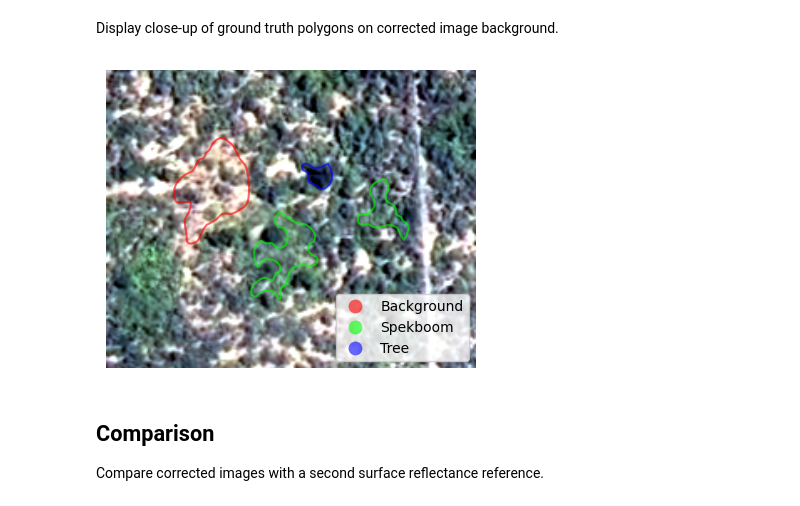
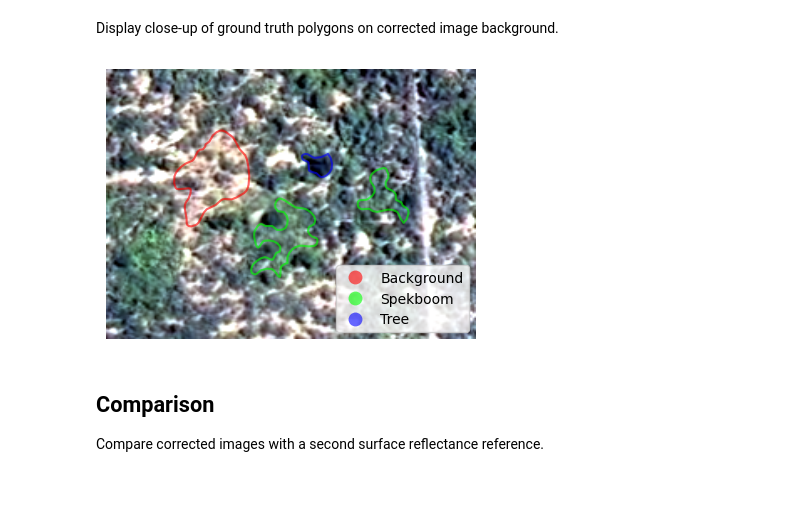
Before and after one commit to leftfield-geospatial/homonim, a Jupyter notebook: docs/tutorials/classification.ipynb, the cells around one changed output. Drawn from its saved outputs; the diff is of its cells as text; code cells hidden in the pictures.

```diff
--- a/docs/tutorials/classification.ipynb
+++ b/docs/tutorials/classification.ipynb
@@ -309,7 +309,7 @@ for i in [80, 81, 83, 84]:
         idx = (class_label_gdf.index == i)
 sub_class_label_gdf = class_label_gdf.loc[idx]
 
-fig, ax = pyplot.subplots(1, 1, tight_layout=True, figsize=(4, 4), dpi=100)
+fig, ax = pyplot.subplots(1, 1, tight_layout=True, figsize=(4, 3), dpi=100)
 indexes = (1, 2, 3)
 
 # read, normalise and display corrected mosaic
@@ -319,34 +319,36 @@ with rio.open(corr_mosaic_path, 'r') as corr_ds:
     bounds = sub_class_label_gdf.total_bounds
     win = corr_ds.window(*bounds)
     win = utils.expand_window_to_grid(win, (40, 40))
     transform = corr_ds.window_transform(win)
 
     # read image corresponding to window
     array = corr_ds.read(
         indexes=indexes, out_dtype='float32', window=win,
     )
 
     # change nodata value to nan
     mask = np.any(array == corr_ds.nodata, axis=(0))
     array[:, mask] = np.nan
 
     # 'normalise' image 2%-98% -> 0-1
     for bi in range(len(indexes)):
         array[bi] -= np.nanpercentile(array[bi], 1)
         array[bi] /= np.nanpercentile(array[bi], 95)
         array[bi] = np.clip(array[bi], 0, 1)
 
     ax = show(array, transform=transform, interpolation='bilinear', ax=ax)
 
 cmap = ListedColormap([[1, 0, 0], [0, 1, 0], [0, 0, 1]])
 ax = sub_class_label_gdf.plot(
         'Class', kind='geo', ax=ax, linewidth=1.5, facecolor='none',
         cmap=cmap, legend=True, alpha=0.6, legend_kwds=dict(loc='lower right')
     )
+_ = ax.axis('tight')
 _ = ax.axis('off')
+
 fig.savefig('../case_studies/classification-groundtruth_polygons.jpg', dpi=150)
 # %% [output]
-[figure, old version]
+[figure, new version]
 # %% [markdown]
 ## Comparison
 
```
Also changed, not shown: 6 other files.
